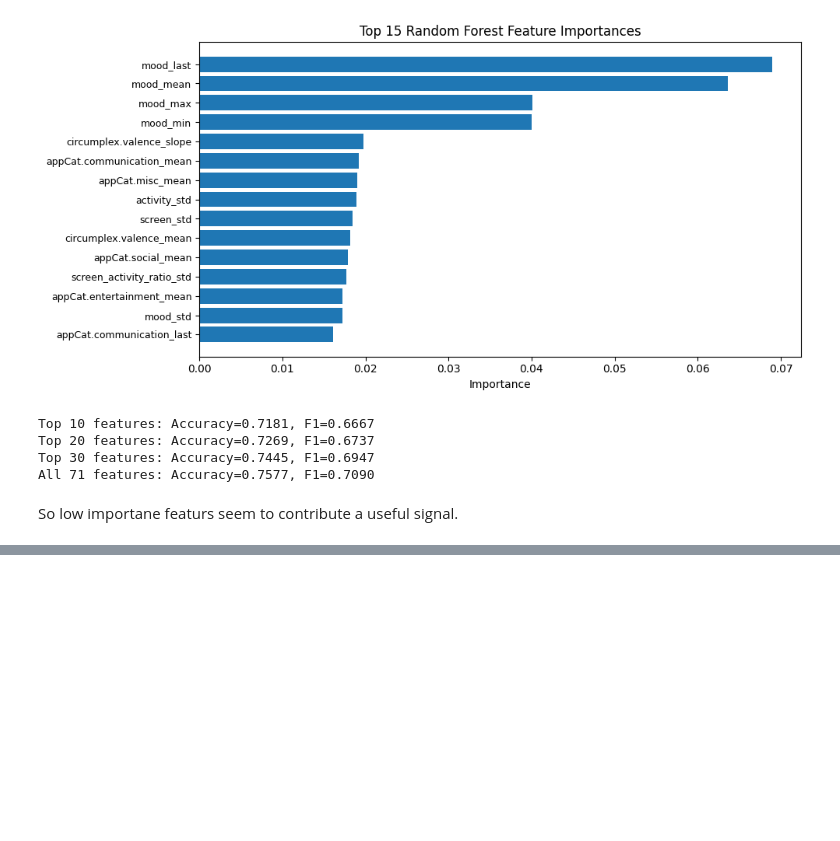
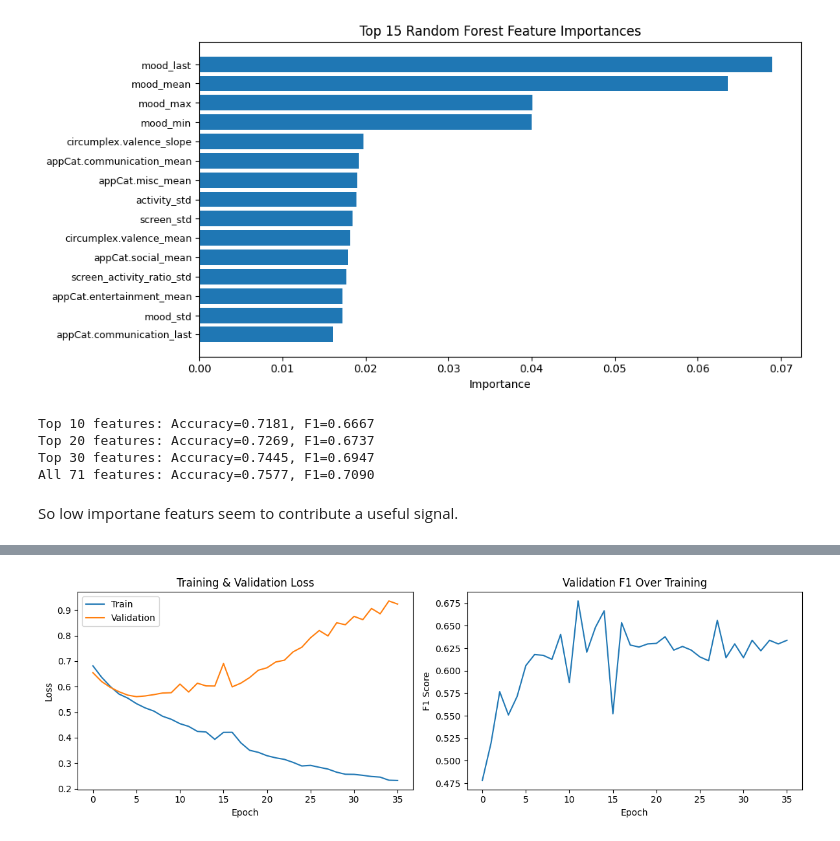
Before and after one commit to myriamth04/Data-Mining, a Jupyter notebook: classification.ipynb, the cells around one changed output, grey strips where cells are left out. Saved outputs shown, nothing was run; the diff lists cells and outputs as text; code cells hidden in the pictures; blank space fills up the shorter version.

Commit message:
LSTM

```diff
--- a/classification.ipynb
+++ b/classification.ipynb
@@ -204,0 +246,15 @@ So low importane featurs seem to contribute a useful signal.
+# %%
+# Model
+
+class MoodLSTM(nn.Module):
+    def __init__(self, input_size=17, hidden_size=128, num_layers=2, dropout=0.2):
+        super().__init__()
+        self.lstm = nn.LSTM(input_size, hidden_size, num_layers,
+                           batch_first=True, dropout=dropout if num_layers > 1 else 0)
+        self.dropout = nn.Dropout(dropout)
+        self.fc = nn.Linear(hidden_size, 2)
+
+    def forward(self, x):
+        _, (h_n, _) = self.lstm(x)
+        out = self.dropout(h_n[-1])
+        return self.fc(out)
@@ -204,0 +364,20 @@ So low importane featurs seem to contribute a useful signal.
+# %%
+h = best_result["history"]
+fig, (ax1, ax2) = plt.subplots(1, 2, figsize=(12, 4))
+
+ax1.plot(h["train_loss"], label="Train")
+ax1.plot(h["val_loss"], label="Validation")
+ax1.set_xlabel("Epoch")
+ax1.set_ylabel("Loss")
+ax1.set_title("Training & Validation Loss")
+ax1.legend()
+
+ax2.plot(h["val_f1"])
+ax2.set_xlabel("Epoch")
+ax2.set_ylabel("F1 Score")
+ax2.set_title("Validation F1 Over Training")
+
+plt.tight_layout()
+plt.show()
+# %% [output]
+[figure, added]
```
Also changed, not shown: parts of 8 cells of this notebook, 1 other file.
